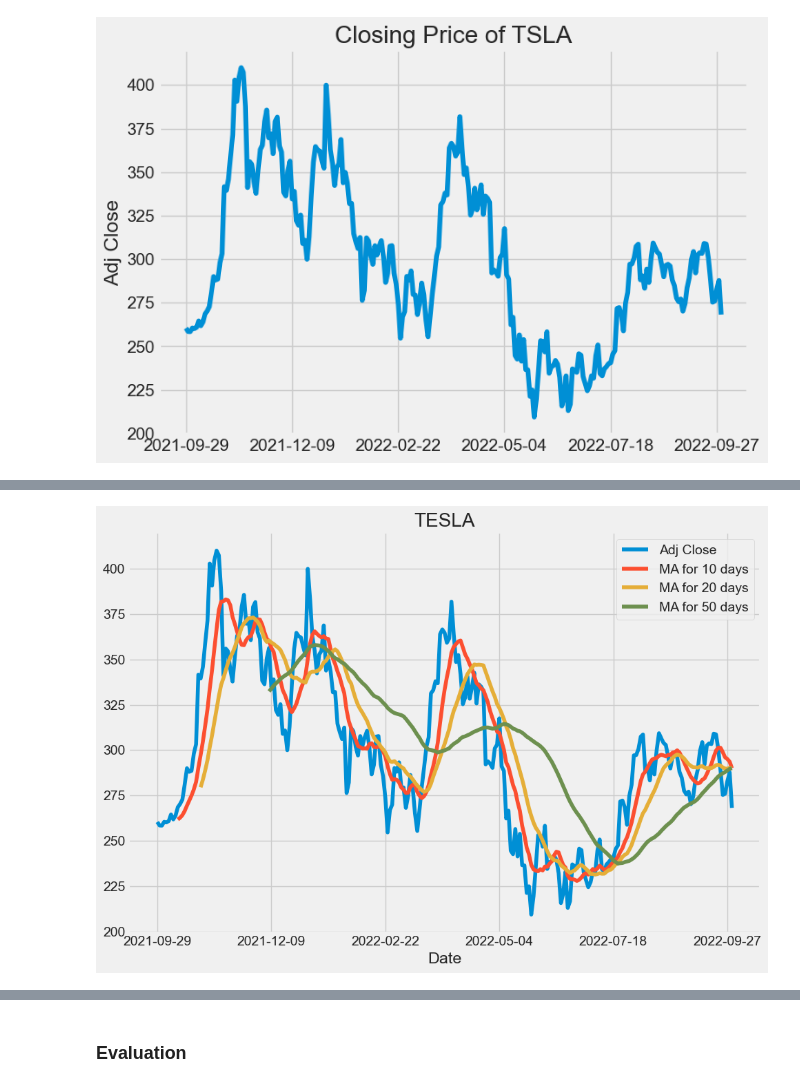
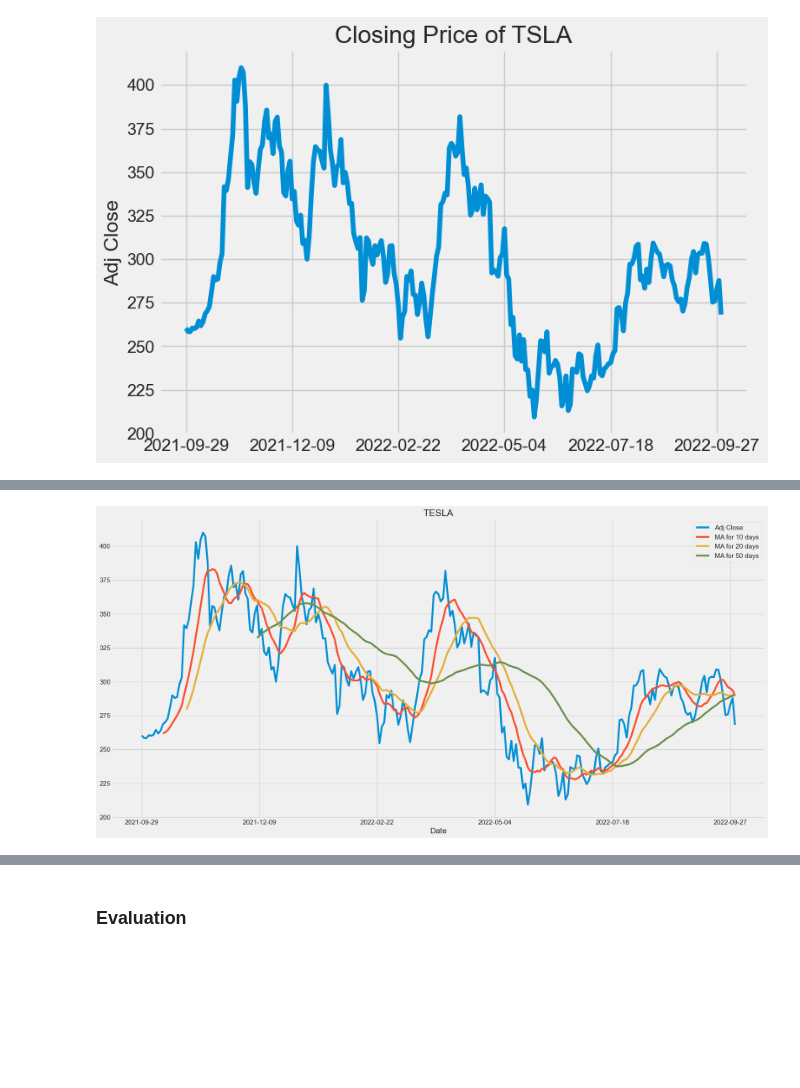
Before and after one commit to sirishak-tw/Stock_Price_Sentiment-_Analysis, a Jupyter notebook: stock_prediction.ipynb, the cells around one changed output, grey strips where cells are left out. Saved outputs shown, nothing was run; the diff lists cells and outputs as text; code cells hidden in the pictures; blank space fills up the shorter version.

```diff
--- a/stock_prediction.ipynb
+++ b/stock_prediction.ipynb
@@ -144,18 +145,19 @@ df['Daily Return'].plot(legend=True, linestyle='--', marker='o')
 # %%
+# Now we'll calculate and visualize the moving average
 ma_day = [10, 20, 50]
 for ma in ma_day:
     for company in company_ticker:
         column_name = f"MA for {ma} days"
         df[column_name] = df['Adj Close'].rolling(ma).mean()
 
 
 fig, ax = plt.subplots()
-fig.set_figheight(7)
-fig.set_figwidth(10)
+fig.set_figheight(10)
+fig.set_figwidth(20)
 
 df[['Adj Close', 'MA for 10 days', 'MA for 20 days', 'MA for 50 days']].plot(ax=ax)
 ax.set_title('TESLA')
 
 fig.tight_layout()
 # %% [output]
-[figure, old version]
+[figure, new version]
```
Also changed, not shown: parts of 14 cells of this notebook.
